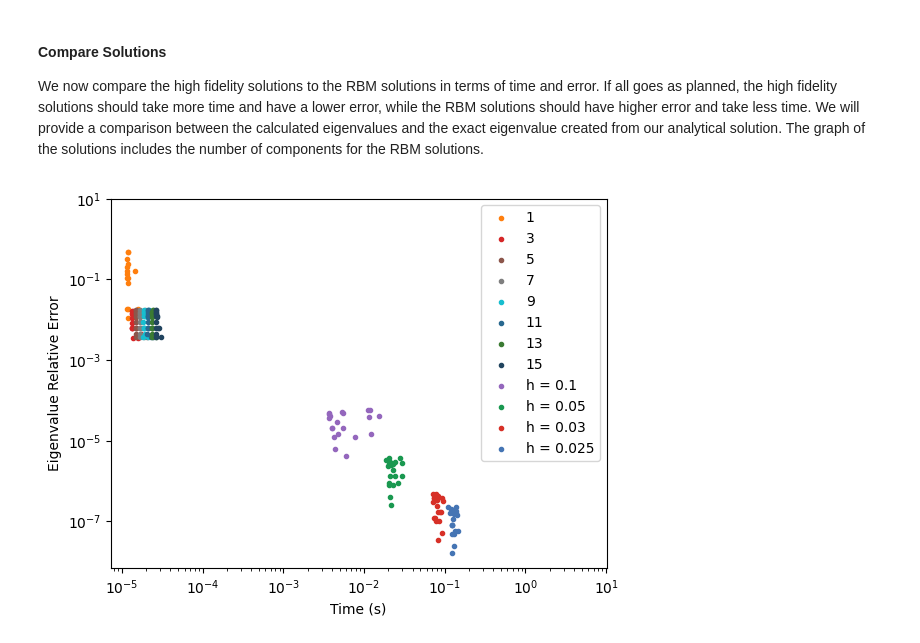
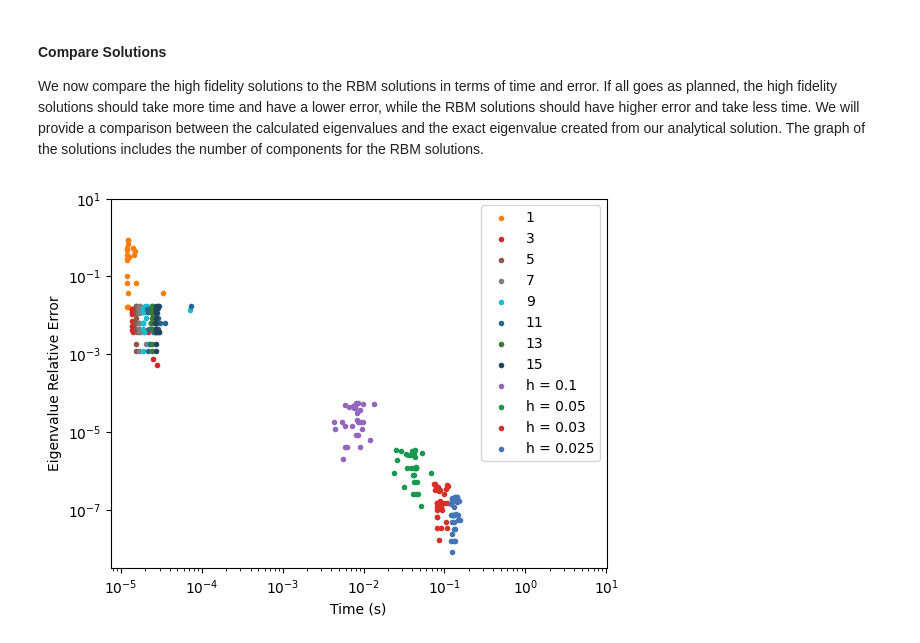
Before and after one commit to ascsn/RBM-Adventures, a Jupyter notebook: Classes.ipynb, the cells around one changed output. Cells and saved outputs as stored; diff of their text form; code cells hidden in the pictures.

```diff
--- a/Classes.ipynb
+++ b/Classes.ipynb
@@ -107,19 +107,24 @@ class FDM:
 # %% [markdown]
 The following sections of code are used for a graphical representation of the high fidelity solution. Below, we loop through different h values, and alphas to determine the time and error of solving with the fininite difference method.
 # %%
-def get_alphas(N_test):
+def get_alphas(usage):
     # Set a seed for reproducibility
-    np.random.seed(42)
-
-    # Generate N random integers between a specified range to work as alpha values
-    # Adjusting the following variables will lead to changes in data
-    lower_bound_int = 0.5
-    upper_bound_int = 30
-    random_integers = np.random.randint(lower_bound_int, upper_bound_int + 1, N_test)
+    if usage.lower() == "test":
+        np.random.seed(42)
+        N_test = 20
+        lower_bound_int = 0.5
+        upper_bound_int = 30
+        random_integers = np.random.randint(lower_bound_int, upper_bound_int + 1, N_test)
+    elif usage.lower() == "train":
+        np.random.seed(98)
+        N_test = 30
+        lower_bound_int = 0.5
+        upper_bound_int = 30
+        random_integers = np.random.randint(lower_bound_int, upper_bound_int + 1, N_test)
     return random_integers
 # %%
-def HF_solutions(N_test, h):
-    alphas = get_alphas(N_test)
+def HF_solutions(h):
+    alphas = get_alphas("train")
 
     timingInt = 10
     tempTimes = []
@@ -142,8 +147,6 @@ def HF_solutions(N_test, h):
 Please be aware that this next section of code takes a while to run! This is why RBM is so important!
 # %%
 h_list = [.1, .05, .03, .025]
-# N_test is the number of alpha values we want to test
-N_test = 20
 timingInt = 10
 # htimes and herrors will store the times and errors for the high fidelity solution
 htimes = []
@@ -156,7 +159,7 @@ minTimes = []
 # We want to test different h values to observe a change in accuracy as the number of points increases.
 for h in h_list:
     # We only need one instance of the class, but we will solve for different alpha values
-    times, errors = HF_solutions(N_test, h)
+    times, errors = HF_solutions(h)
 
     # We need these values for the limits on the graph
     maxErr.append(max(errors))
@@ -174,7 +177,7 @@ To see the wavefunctions run the following code. The m matrix will be very impor
 h = 10**-1
 fdm_instance = FDM(h, timingInt)
 x, x_shape = fdm_instance.xShape()
-alphas = get_alphas(N_test)
+alphas = get_alphas("train")
 # The different solutions are stored in the m matrix
 m = np.zeros((len(alphas), x_shape))
 for i in range(len(alphas)):
@@ -376,8 +364,7 @@ TypeError: second_derivative_matrix() missing 2 required positional arguments: '
 We now compare the high fidelity solutions to the RBM solutions in terms of time and error. If all goes as planned, the high fidelity solutions should take more time and have a lower error, while the RBM solutions should have higher error and take less time. We will provide a comparison between the calculated eigenvalues and the exact eigenvalue created from our analytical solution. The graph of the solutions includes the number of components for the RBM solutions.
 # %%
 # We use the same h value as the high fidelity solution, but different alpha values
-N_test = 15
-alphas = get_alphas(N_test)
+alphas = get_alphas("test")
 h = 10**-1
 errors = []
 times = []
@@ -426,31 +413,31 @@ for comp in range(1,17,2):
   catAx.scatter(times,errors,color=color,
             marker='.', label = str(comp))
 
 maxT = hmaxT + 10
 minT = hminT - 10
 maxEr = max(errors) + 10
 minEr = min(errors) - 10
 
 hcolors = [
     "#9467bd",  # Purple
     "#1a9850",  # Emerald Green
     "#d73027",  # Crimson Red
     "#4575b4",  # Steel Blue
     "#fdae61",  # Apricot
     "#313695"   # Midnight Blue
 ]
 
 
 for i in range(len(h_list)):
     label = "h = " + str(h_list[i])
     catAx.scatter(htimes[i],herrors[i],color=hcolors[i],
                marker='.',label=label)
 
 catAx.set(xscale='log',yscale='log',
            xlabel='Time (s)',ylabel='Eigenvalue Relative Error',
            xlim=(hminT, hmaxT),ylim=(hminEr,hmaxEr))
 
 plt.legend()
 plt.show()
 # %% [output]
-[figure, old version]
+[figure, new version]
```
Also changed, not shown: parts of 3 cells of this notebook, 1 other file.
